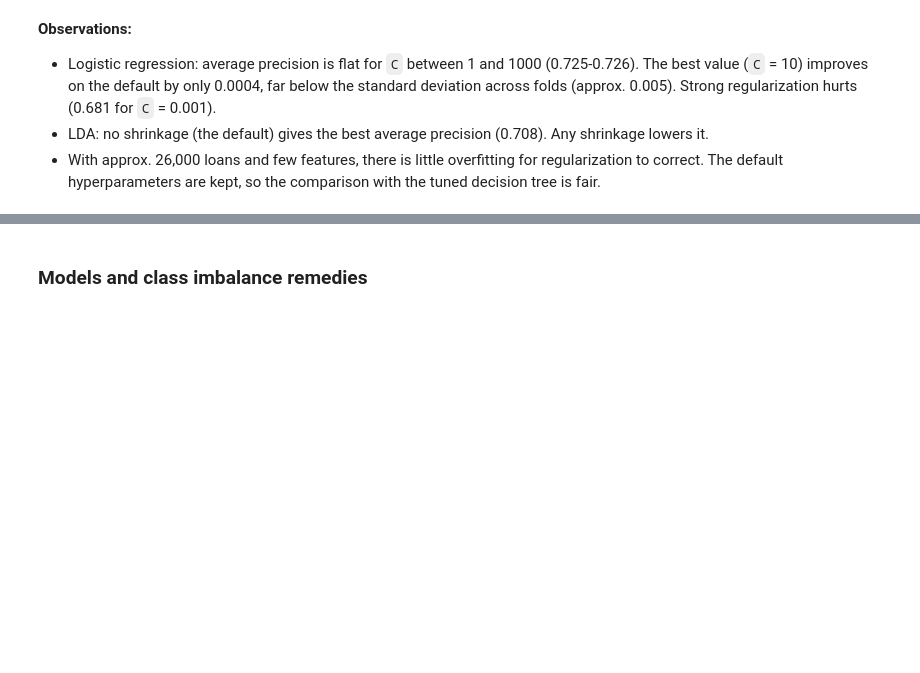
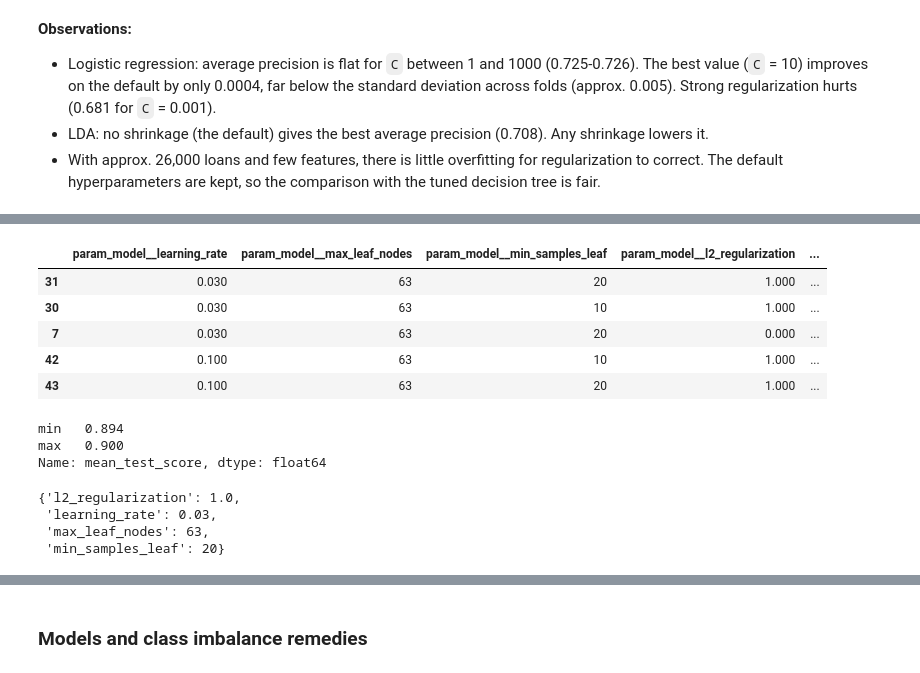
Before and after one commit to DamienMuller/Credit-default-prediction, a Jupyter notebook: Loan_prediction.ipynb, the cells around one changed output, grey strips where cells are left out. Saved outputs shown, nothing was run; the diff lists cells and outputs as text; code cells hidden in the pictures; blank space fills up the shorter version.

```diff
--- a/Loan_prediction.ipynb
+++ b/Loan_prediction.ipynb
@@ -361,0 +370,34 @@ pd.DataFrame(lda_search.cv_results_)[['param_model__shrinkage', 'mean_test_score
+# %%
+# Tune gradient boosting with cross-validation (number of iterations set by early stopping)
+gb_pipeline = Pipeline(steps=[('prep', preprocessor(transform=False)),
+                              ('model', HistGradientBoostingClassifier(max_iter=1000, early_stopping=True, random_state=1))])
+gb_grid = {'model__learning_rate': [0.03, 0.1], 'model__max_leaf_nodes': [15, 31, 63, 127],
+           'model__min_samples_leaf': [10, 20, 50], 'model__l2_regularization': [0.0, 1.0]}
+gb_search = GridSearchCV(gb_pipeline, gb_grid, scoring='average_precision', cv=cv, n_jobs=-1).fit(x_train, y_train)
+
+gb_results = pd.DataFrame(gb_search.cv_results_)[['param_model__learning_rate', 'param_model__max_leaf_nodes', 'param_model__min_samples_leaf',
+                                                  'param_model__l2_regularization', 'mean_test_score', 'std_test_score']]
+gb_results.sort_values('mean_test_score', ascending=False).head()
+# %% [output]
+|  | param_model__learning_rate | param_model__max_leaf_nodes | param_model__min_samples_leaf | param_model__l2_regularization | ... |
+| 31 | 0.030 | 63 | 20 | 1.000 | ... |
+| 30 | 0.030 | 63 | 10 | 1.000 | ... |
+| 7 | 0.030 | 63 | 20 | 0.000 | ... |
+| 42 | 0.100 | 63 | 10 | 1.000 | ... |
+| 43 | 0.100 | 63 | 20 | 1.000 | ... |
+# %%
+# Range of scores over the whole grid
+gb_results['mean_test_score'].describe()[['min', 'max']]
+# %% [output]
+min   0.894
+max   0.900
+Name: mean_test_score, dtype: float64
+# %%
+# Keep best gradient boosting parameters
+gb_params = {name.replace('model__', ''): value for name, value in gb_search.best_params_.items()}
+gb_params
+# %% [output]
+{'l2_regularization': 1.0,
+ 'learning_rate': 0.03,
+ 'max_leaf_nodes': 63,
+ 'min_samples_leaf': 20}
```
Also changed, not shown: parts of 16 cells of this notebook, 13 other files.
